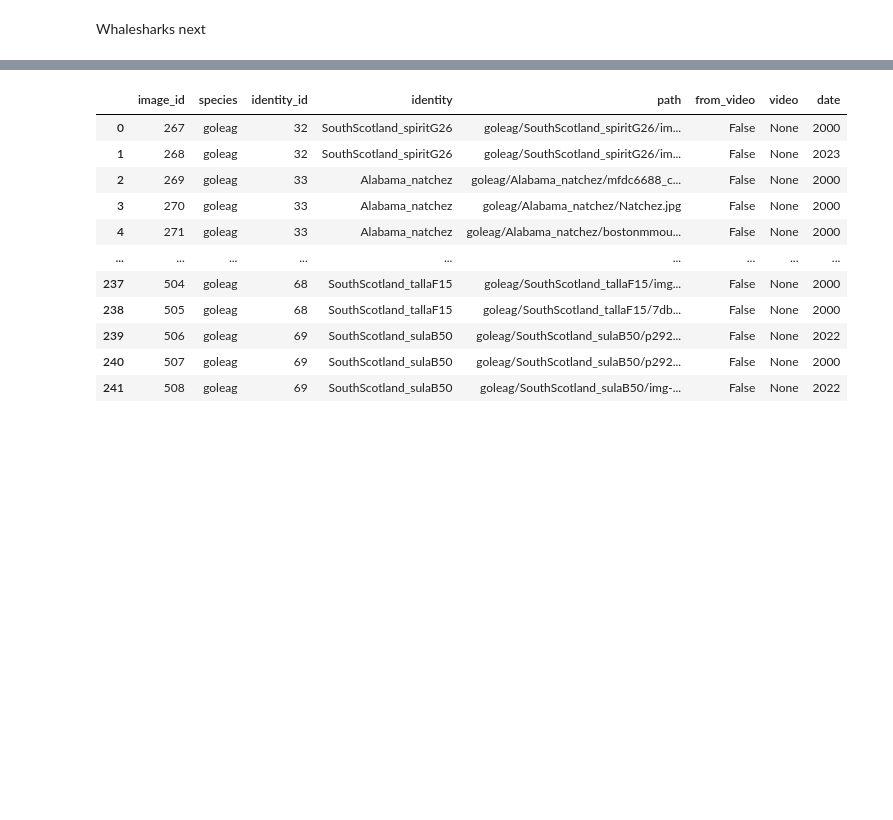
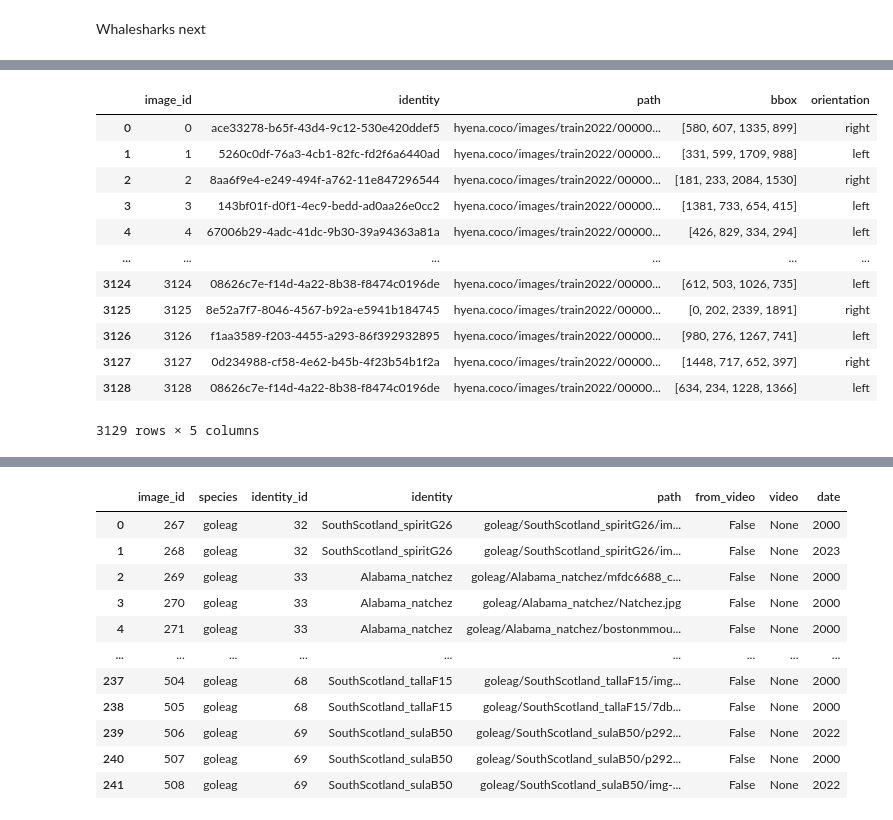
Before and after one commit to ameeassad/EagleID, a Jupyter notebook: notebooks/combine_datasets.ipynb, the cells around one changed output, grey strips where cells are left out. Saved outputs shown, nothing was run; the diff lists cells and outputs as text; code cells hidden in the pictures; blank space fills up the shorter version.

```diff
--- a/notebooks/combine_datasets.ipynb
+++ b/notebooks/combine_datasets.ipynb
@@ -315,0 +470,19 @@ cache_multispecies.to_csv('/Users/amee/Documents/code/master-thesis/EagleID/data
+# %%
+path_hyenas = os.path.join(root, 'HyenaID2022')
+dataset_hyenas = datasets.HyenaID2022(path_hyenas)
+
+dataset_hyenas.metadata
+# %% [output]
+|  | image_id | identity | path | bbox | orientation |
+| 0 | 0 | ace33278-b65f-43d4-9c12-530e420ddef5 | hyena.coco/images/train2022/00000... | [580, 607, 1335, 899] | right |
+| 1 | 1 | 5260c0df-76a3-4cb1-82fc-fd2f6a6440ad | hyena.coco/images/train2022/00000... | [331, 599, 1709, 988] | left |
+| 2 | 2 | 8aa6f9e4-e249-494f-a762-11e847296544 | hyena.coco/images/train2022/00000... | [181, 233, 2084, 1530] | right |
+| 3 | 3 | 143bf01f-d0f1-4ec9-bedd-ad0aa26e0cc2 | hyena.coco/images/train2022/00000... | [1381, 733, 654, 415] | left |
+| 4 | 4 | 67006b29-4adc-41dc-9b30-39a94363a81a | hyena.coco/images/train2022/00000... | [426, 829, 334, 294] | left |
+| ... | ... | ... | ... | ... | ... |
+| 3124 | 3124 | 08626c7e-f14d-4a22-8b38-f8474c0196de | hyena.coco/images/train2022/00000... | [612, 503, 1026, 735] | left |
+| 3125 | 3125 | 8e52a7f7-8046-4567-b92a-e5941b184745 | hyena.coco/images/train2022/00000... | [0, 202, 2339, 1891] | right |
+| 3126 | 3126 | f1aa3589-f203-4455-a293-86f392932895 | hyena.coco/images/train2022/00000... | [980, 276, 1267, 741] | left |
+| 3127 | 3127 | 0d234988-cf58-4e62-b45b-4f23b54b1f2a | hyena.coco/images/train2022/00000... | [1448, 717, 652, 397] | right |
+| 3128 | 3128 | 08626c7e-f14d-4a22-8b38-f8474c0196de | hyena.coco/images/train2022/00000... | [634, 234, 1228, 1366] | left |
+3129 rows × 5 columns
```
Also changed, not shown: parts of 11 cells of this notebook, 2 other files.
